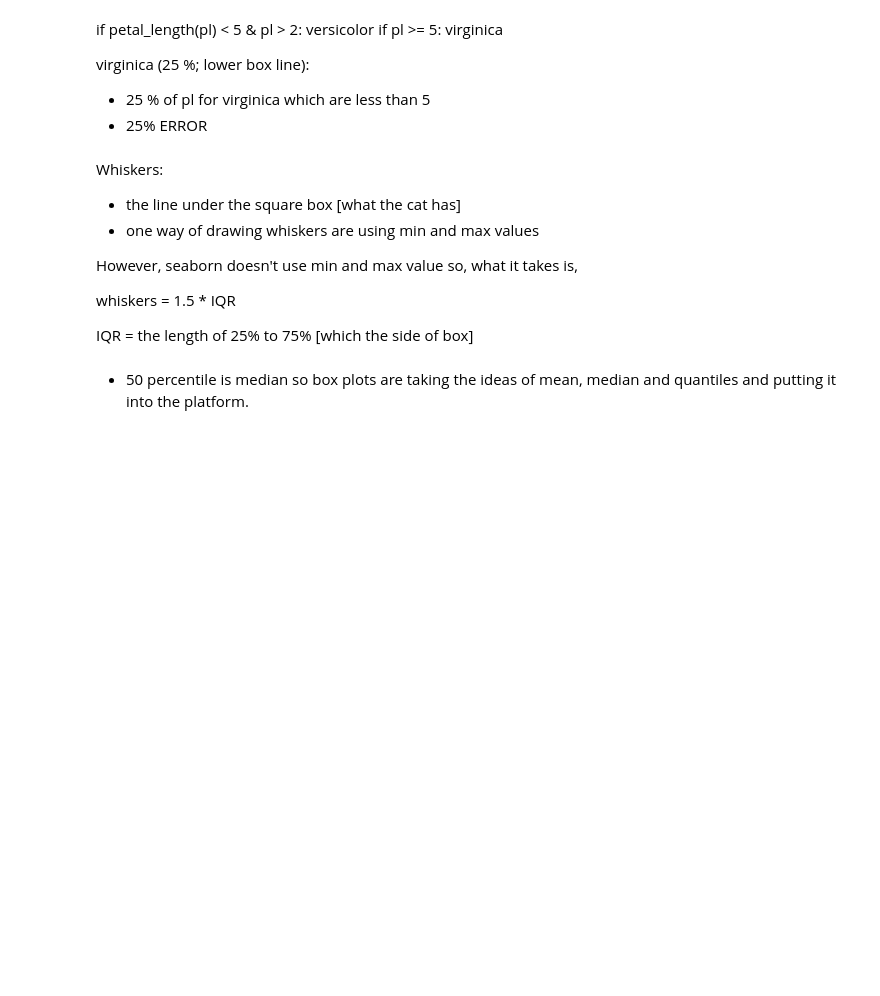
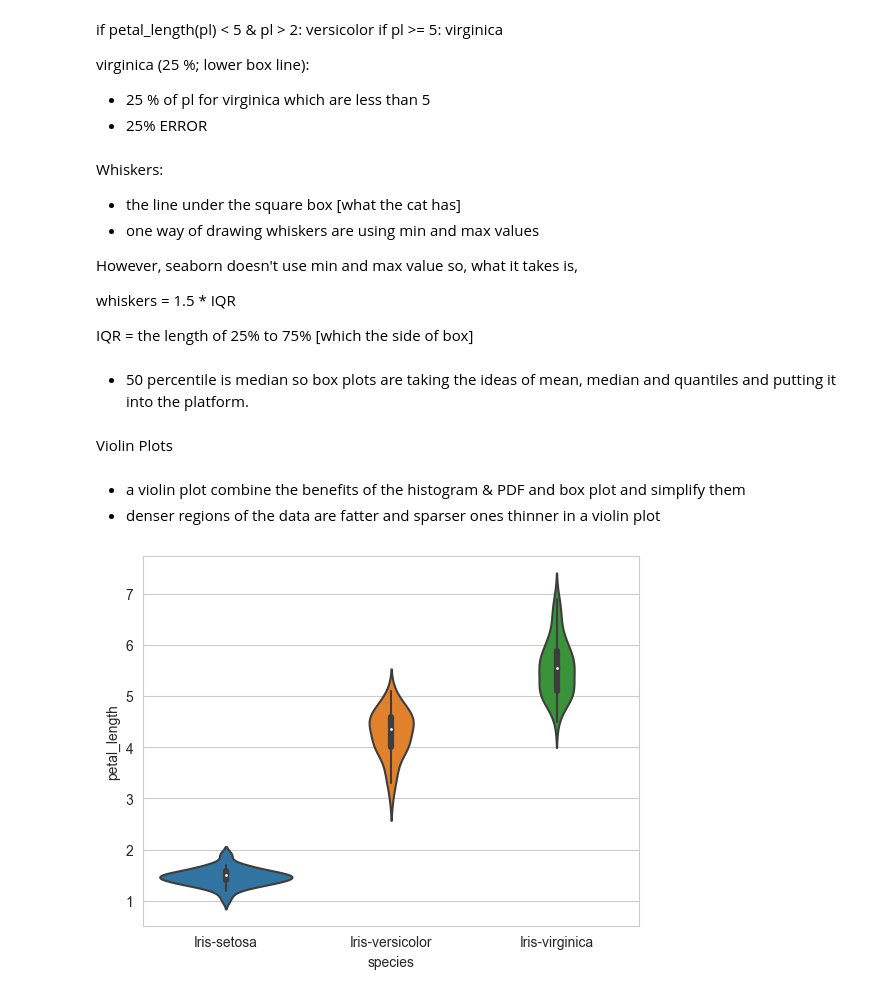
Before and after one commit to thisispawann/data-science-fundamentals, a Jupyter notebook: eda-data-visualization/iris.ipynb, the cells around one changed output. Drawn from its saved outputs; the diff is of its cells as text; code cells hidden in the pictures; blank space fills up the shorter version.

Commit message:
violin plot

```diff
--- a/eda-data-visualization/iris.ipynb
+++ b/eda-data-visualization/iris.ipynb
@@ -173,3 +173,13 @@ whiskers = 1.5 * IQR
 IQR = the length of 25% to 75% [which the side of box]
 # %% [markdown]
 - 50 percentile is median so box plots are taking the ideas of mean, median and quantiles and putting it into the platform.
+# %% [markdown]
+Violin Plots
+# %% [markdown]
+- a violin plot combine the benefits of the histogram & PDF and box plot and simplify them
+- denser regions of the data are fatter and sparser ones thinner in a violin plot
+# %%
+sns.violinplot(x='species', y='petal_length', data=iris, figsize=3)
+plt.show()
+# %% [output]
+[figure, added]
```
